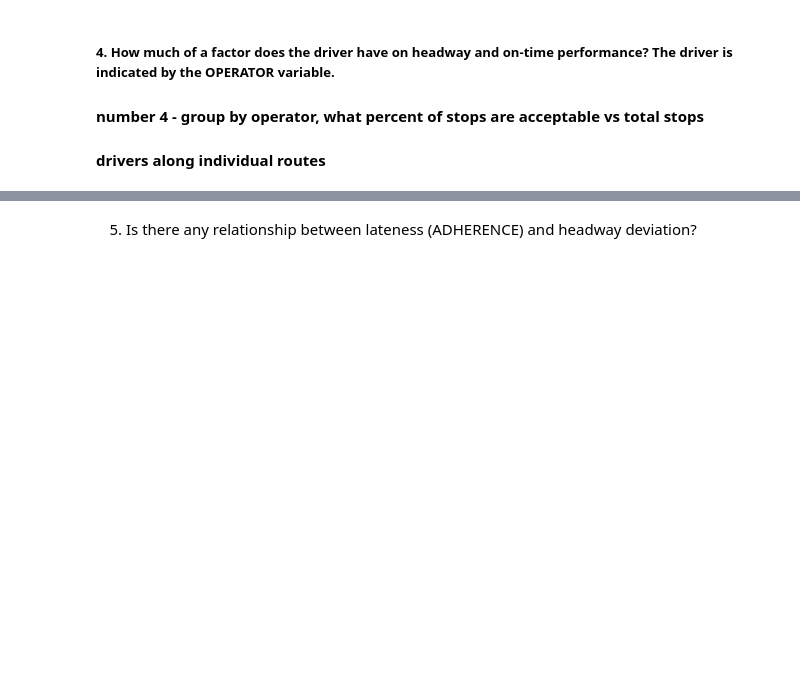
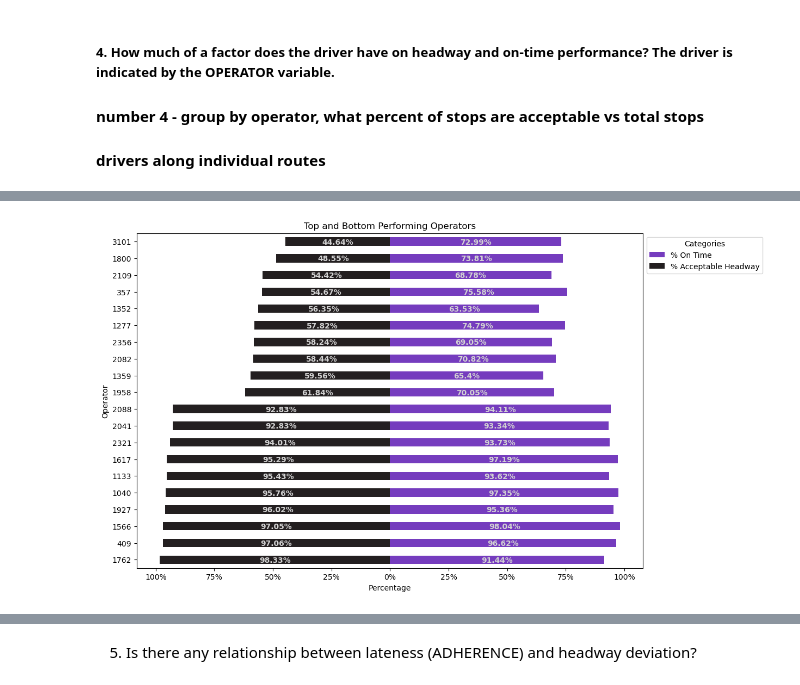
Before and after one commit to NSS-Data-Analytics-Cohort-11/wego-caesars-legion, a Jupyter notebook: notebooks/wego.ipynb, the cells around one changed output, grey strips where cells are left out. Cells and saved outputs as stored; diff of their text form; code cells hidden in the pictures; blank space fills up the shorter version.

```diff
--- a/notebooks/wego.ipynb
+++ b/notebooks/wego.ipynb
@@ -623,30 +844,32 @@ def get_label_value(num):
         return str(round((-num), 2)) +'%'
 # %%
 # Graph Top and Bottom Operators
-ax = top_bottom_operators[['ACCEPTABLE_ADHERENCE_PCT', 'NEGATIVE_ACCEPTABLE']].plot(kind='barh',
+ax = top_bottom_operators[['ACCEPTABLE_HEADWAY_PCT', 'NEGATIVE_ACCEPTABLE']].plot(kind='barh',
                                                                       stacked=True,
                                                                       figsize=(12, 8),
                                                                      color= [purple, black])
 
 ax.set(title = 'Top and Bottom Performing Operators',
         xlabel = 'Percentage',
        ylabel = 'Operator')
 
 # set bar labels
 for bar in ax.patches:
   ax.text(
       bar.get_x() + bar.get_width() / 2, # horizontal alignment
       bar.get_height() + bar.get_y() - 0.41, # vertical alignment
       get_label_value(bar.get_width()), # value
       ha='center', # Center the labels
       color= gray, # style labels
       weight='bold',
       size=10
   )
 
 ax.legend(bbox_to_anchor=(1, 1), title='Categories', labels = ['% On Time', '% Acceptable Headway'])
 # Create custom percent labels
 ax.set_xticklabels(['', '100%', '75%', '50%', '25%', '0%', '25%', '50%', '75%', '100%'])
 
-plt.savefig('../images/top_and_bottom_opperators_graph.png')
+#plt.savefig('../images/top_and_bottom_opperators_graph.png')
 plt.show()
+# %% [output]
+[figure, added]
```
Also changed, not shown: parts of 40 cells of this notebook, 20 other files.
